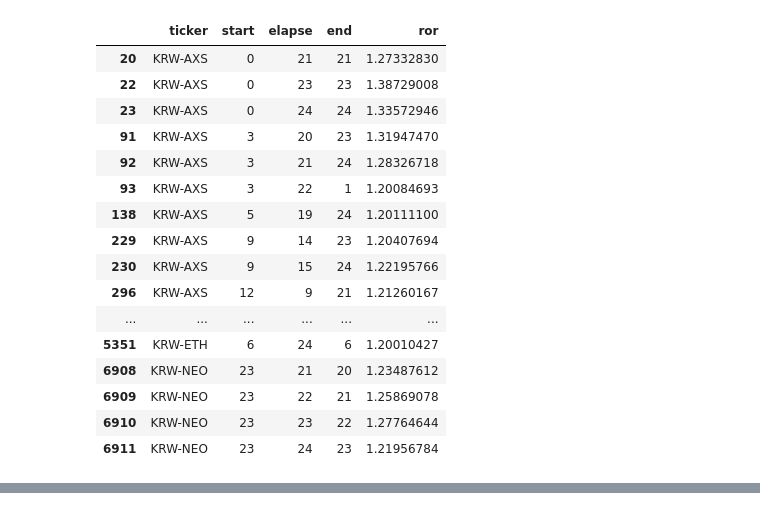
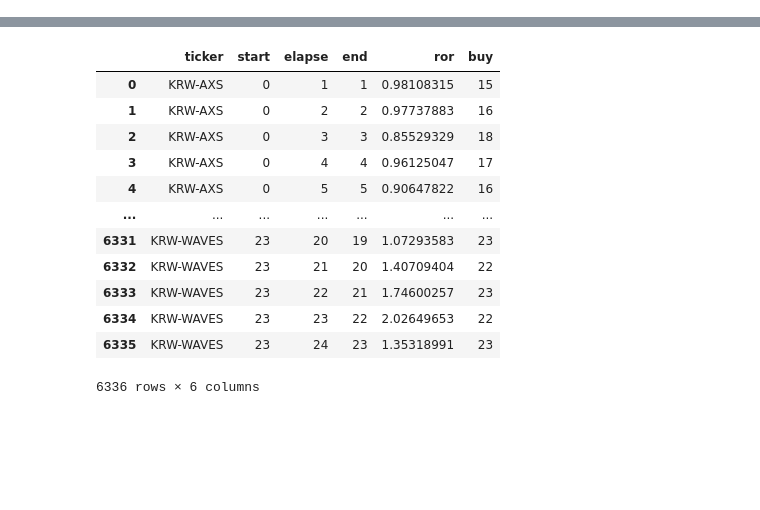
Before and after one commit to munifico/auto-trade-program, a Jupyter notebook: src/backtesting/back-testing.ipynb, the cells around one changed output, grey strips where cells are left out. Drawn from its saved outputs; the diff is of its cells as text; code cells hidden in the pictures; blank space fills up the shorter version.

Commit message:
시간대에 따른 vb 알고리즘 구현

```diff
--- a/src/backtesting/back-testing.ipynb
+++ b/src/backtesting/back-testing.ipynb
@@ -158,3 +160,23 @@ def backtesting(df, k=0.5):
         ror = ror * df['ror'][i]
 
     return ror, df
+# %%
+# 기존 VB 알고리즘 + noise 적용하여 백테스팅한다.
+
+def backtesting_noise(df, k=0.5):
+    df = df[['open', 'high', 'low', 'close']]
+    df['range'] = df['high'] - df['low']
+    df['noise'] = 1 - abs(df['open'] - df['close']) / (df['high'] - df['low'])
+    df['target'] = df['range'].shift(1) * df['noise'] + df['open']
+
+    cond = df['high'] > df['target']
+    df['ror'] = df.loc[cond, 'close'] / df.loc[cond, 'target'] * 0.9995 * 0.9995
+    df['ror'].fillna(1, inplace=True)
+
+    df['buy'] = cond
+
+    ror = 1
+    for i in range(len(df)):
+        ror = ror * df['ror'][i]
+
+    return ror, df
@@ -161,6 +219,5 @@ def backtesting(df, k=0.5):
 # %%
 # 시간, 경과시간들을 변화시켜 가며 ROR을 구한다.
-
 def get_tickers_ror_by_time(tickers, out_file):
     df_result = pd.DataFrame(columns=[
         'ticker',
@@ -168,6 +225,7 @@ def get_tickers_ror_by_time(tickers, out_file):
         'elapse',
         'end',
         'ror',
+        'buy'
     ])
 
     bar = progressbar.ProgressBar(widgets=[' [', progressbar.Timer(), '] ', progressbar.Bar(), ' (', progressbar.ETA(), ') ',])
@@ -179,7 +237,7 @@ def get_tickers_ror_by_time(tickers, out_file):
             for elapse in range(1, 25):
                 df_base = get_ohlcv_range_base(df, start, elapse)
 
-                ror, test_df = backtesting(df_base)
+                ror, test_df = backtesting_noise(df_base)
 
                 end = start+elapse-24 if start+elapse > 24 else start+elapse
 
@@ -189,6 +247,7 @@ def get_tickers_ror_by_time(tickers, out_file):
                     'elapse': elapse,
                     'end': end,
                     'ror': ror,
+                    'buy': test_df[test_df['buy'] == True]['buy'].count()
                 }])
 
     df_result.to_csv(out_file)
@@ -214,22 +270,9 @@ df = df[['ticker', 'start', 'elapse', 'end', 'ror']]
-# %%
-df = df[df['ror'] >= 1.2]
-df = df[df['ticker'] != 'KRW-WAVES']
-df
-# %% [output]
-|  | ticker | start | elapse | end | ror |
-| 20 | KRW-AXS | 0 | 21 | 21 | 1.27332830 |
-| 22 | KRW-AXS | 0 | 23 | 23 | 1.38729008 |
-| 23 | KRW-AXS | 0 | 24 | 24 | 1.33572946 |
-| 91 | KRW-AXS | 3 | 20 | 23 | 1.31947470 |
-| 92 | KRW-AXS | 3 | 21 | 24 | 1.28326718 |
-| 93 | KRW-AXS | 3 | 22 | 1 | 1.20084693 |
-| 138 | KRW-AXS | 5 | 19 | 24 | 1.20111100 |
-| 229 | KRW-AXS | 9 | 14 | 23 | 1.20407694 |
-| 230 | KRW-AXS | 9 | 15 | 24 | 1.22195766 |
-| 296 | KRW-AXS | 12 | 9 | 21 | 1.21260167 |
-| ... | ... | ... | ... | ... | ... |
-| 5351 | KRW-ETH | 6 | 24 | 6 | 1.20010427 |
-| 6908 | KRW-NEO | 23 | 21 | 20 | 1.23487612 |
-| 6909 | KRW-NEO | 23 | 22 | 21 | 1.25869078 |
-| 6910 | KRW-NEO | 23 | 23 | 22 | 1.27764644 |
-| 6911 | KRW-NEO | 23 | 24 | 23 | 1.21956784 |
+# %%
+tickers = get_file_list()
+file_name = 'result.csv'
+
+get_tickers_ror_by_time(tickers, file_name)
+# get_tickers_ror(tickers, file_name)
+df = pd.read_csv(file_name)
+df = df[['ticker', 'start', 'elapse', 'end', 'ror', 'buy']]
+# %% [output]
@@ -235,0 +280,13 @@ df
+|  | ticker | start | elapse | end | ror | buy |
+| 0 | KRW-AXS | 0 | 1 | 1 | 0.98108315 | 15 |
+| 1 | KRW-AXS | 0 | 2 | 2 | 0.97737883 | 16 |
+| 2 | KRW-AXS | 0 | 3 | 3 | 0.85529329 | 18 |
+| 3 | KRW-AXS | 0 | 4 | 4 | 0.96125047 | 17 |
+| 4 | KRW-AXS | 0 | 5 | 5 | 0.90647822 | 16 |
+| ... | ... | ... | ... | ... | ... | ... |
+| 6331 | KRW-WAVES | 23 | 20 | 19 | 1.07293583 | 23 |
+| 6332 | KRW-WAVES | 23 | 21 | 20 | 1.40709404 | 22 |
+| 6333 | KRW-WAVES | 23 | 22 | 21 | 1.74600257 | 23 |
+| 6334 | KRW-WAVES | 23 | 23 | 22 | 2.02649653 | 22 |
+| 6335 | KRW-WAVES | 23 | 24 | 23 | 1.35318991 | 23 |
+6336 rows × 6 columns
```
Also changed, not shown: parts of 5 cells of this notebook, 8 other files.
